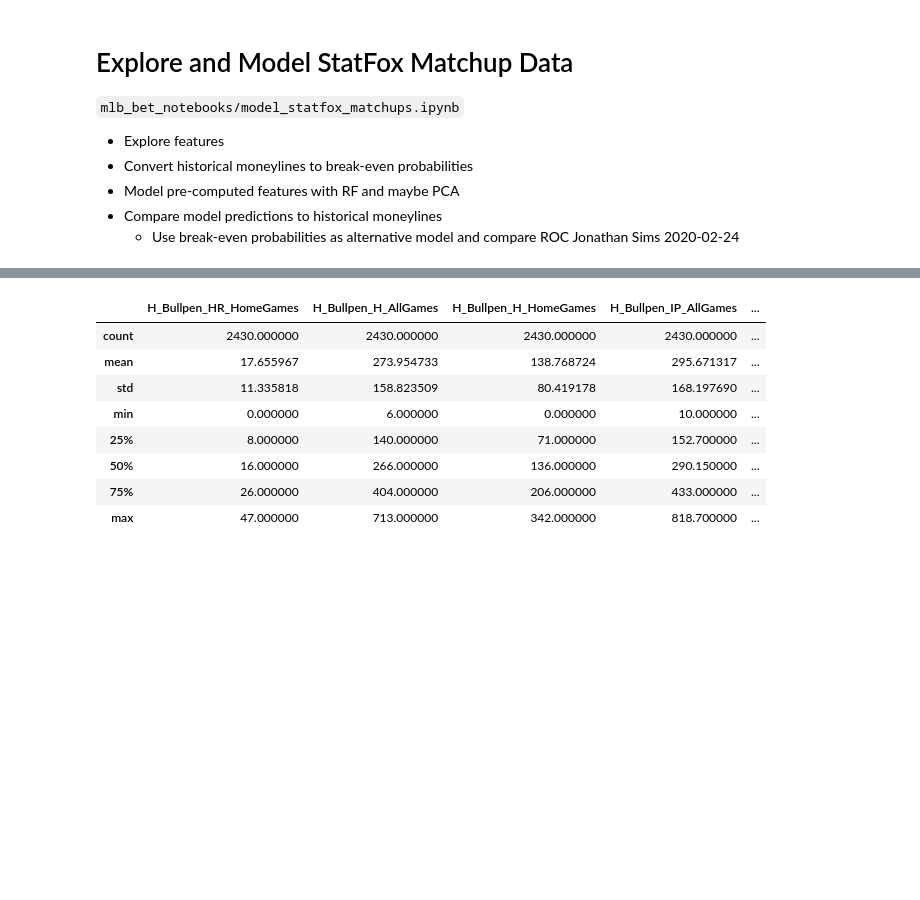
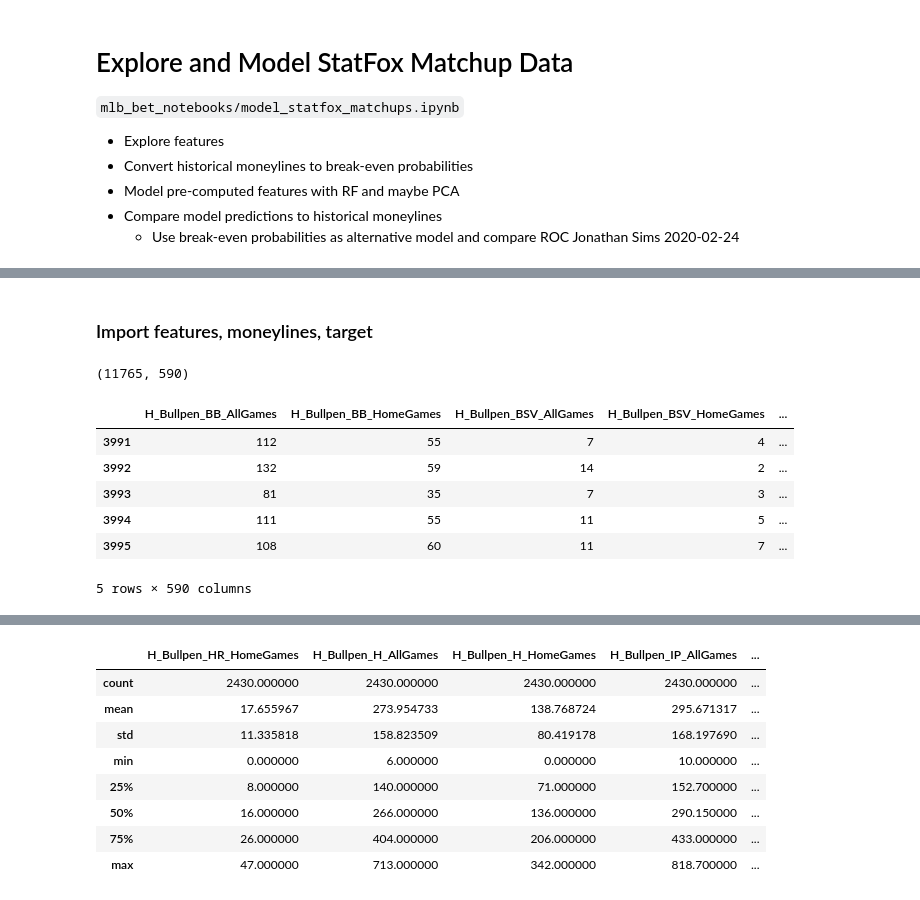
Before and after one commit to etothexipi/mlb_bet_notebooks, a Jupyter notebook: model_statfox_matchups.ipynb, the cells around one changed output, grey strips where cells are left out. Drawn from its saved outputs; the diff is of its cells as text; code cells hidden in the pictures; blank space fills up the shorter version.

```diff
--- a/model_statfox_matchups.ipynb
+++ b/model_statfox_matchups.ipynb
@@ -97,0 +23,2 @@ roc_auc_score(df_targ_keeps, df_lateline_prob)
+# %% [markdown]
+### Import features, moneylines, target
@@ -97,0 +45,14 @@ roc_auc_score(df_targ_keeps, df_lateline_prob)
+# %%
+df.shape
+# %% [output]
+(11765, 590)
+# %%
+df.tail()
+# %% [output]
+|  | H_Bullpen_BB_AllGames | H_Bullpen_BB_HomeGames | H_Bullpen_BSV_AllGames | H_Bullpen_BSV_HomeGames | ... |
+| 3991 | 112 | 55 | 7 | 4 | ... |
+| 3992 | 132 | 59 | 14 | 2 | ... |
+| 3993 | 81 | 35 | 7 | 3 | ... |
+| 3994 | 111 | 55 | 11 | 5 | ... |
+| 3995 | 108 | 60 | 11 | 7 | ... |
+5 rows × 590 columns
```
Also changed, not shown: parts of 62 cells of this notebook.
